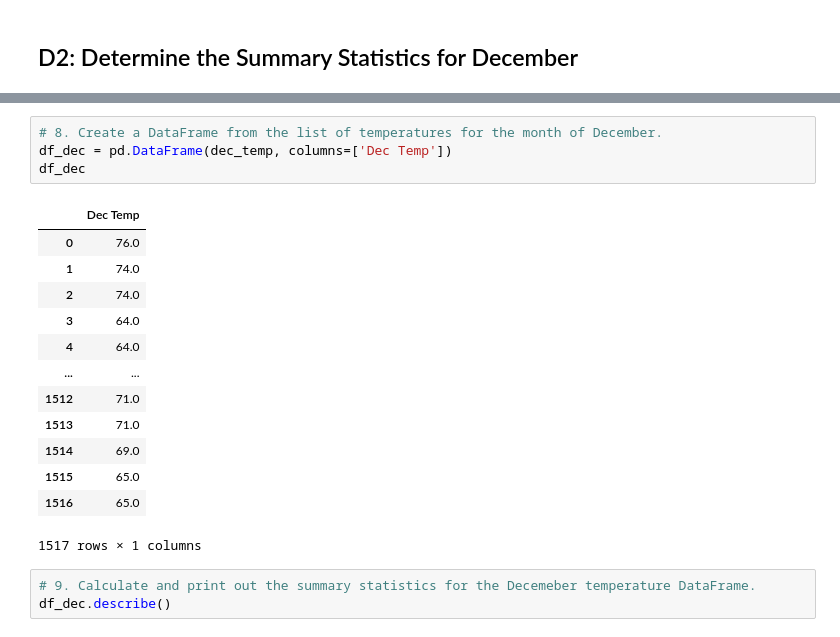
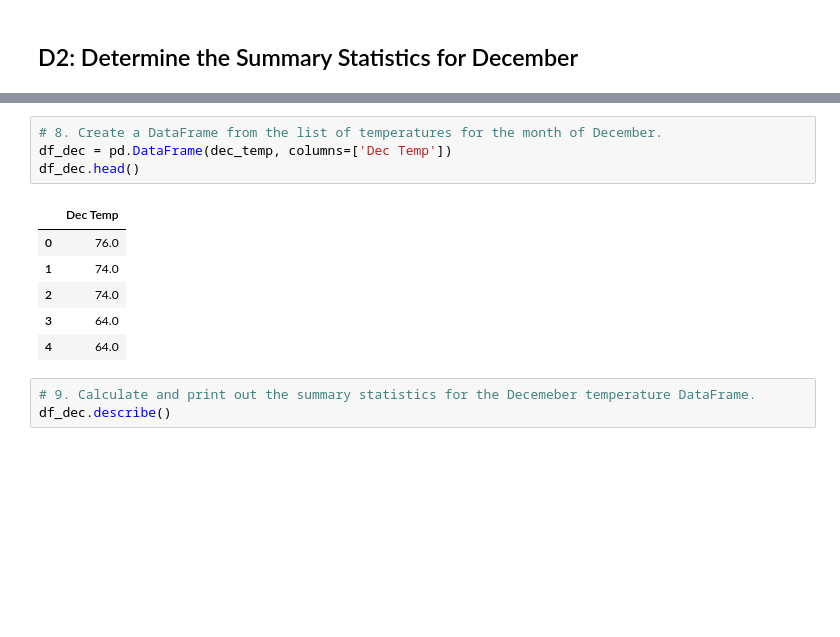
Before and after one commit to Pascalduc/surfs_up, a Jupyter notebook: SurfsUp_Challenge.ipynb, the cells around one changed output, grey strips where cells are left out. Cells and saved outputs as stored; diff of their text form; blank space fills up the shorter version.

```diff
--- a/SurfsUp_Challenge.ipynb
+++ b/SurfsUp_Challenge.ipynb
@@ -153,21 +100,14 @@ dec_temp
 # %%
 # 8. Create a DataFrame from the list of temperatures for the month of December.
 df_dec = pd.DataFrame(dec_temp, columns=['Dec Temp'])
-df_dec
+df_dec.head()
 # %% [output]
 |  | Dec Temp |
 | 0 | 76.0 |
 | 1 | 74.0 |
 | 2 | 74.0 |
 | 3 | 64.0 |
 | 4 | 64.0 |
-| ... | ... |
-| 1512 | 71.0 |
-| 1513 | 71.0 |
-| 1514 | 69.0 |
-| 1515 | 65.0 |
-| 1516 | 65.0 |
-1517 rows × 1 columns
 # %%
 # 9. Calculate and print out the summary statistics for the Decemeber temperature DataFrame.
 df_dec.describe()
```
Also changed, not shown: parts of 19 cells of this notebook, 1 other file.
